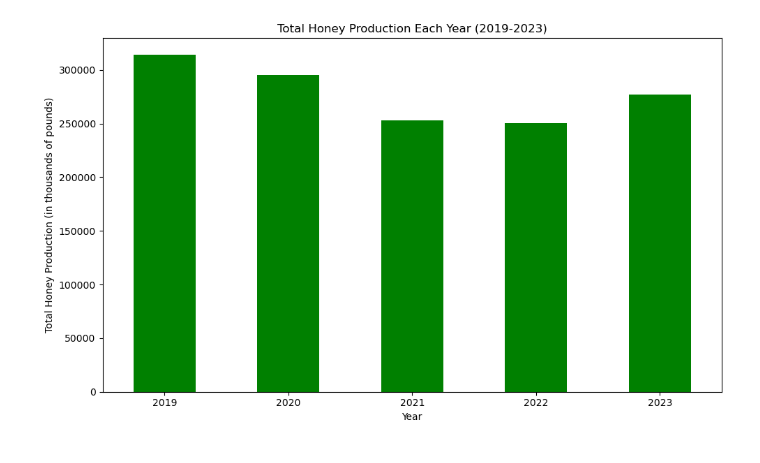
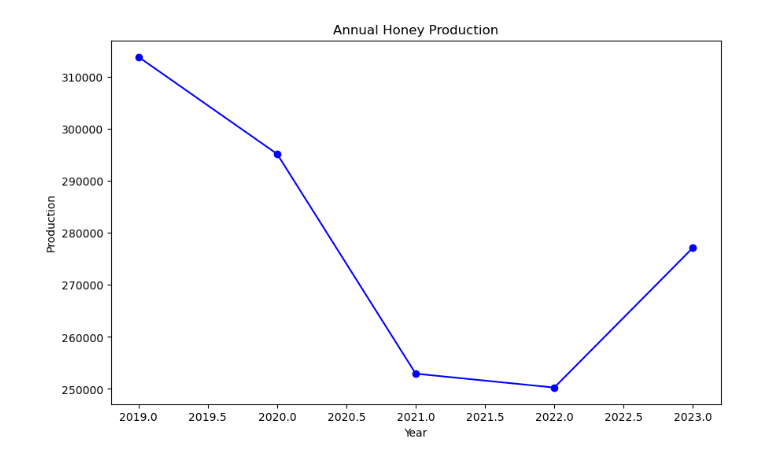
Before and after one commit to jele4496/Project, a Jupyter notebook: production.ipynb, the cells around one changed output. Saved outputs shown, nothing was run; the diff lists cells and outputs as text; code cells hidden in the pictures.

```diff
--- a/production.ipynb
+++ b/production.ipynb
@@ -9,11 +10,11 @@ data = pd.read_csv(data_source)
 annual_production = data.groupby('Year')['Production'].sum()
 # %%
-plt.figure(figsize=(10, 6))
-annual_production.plot(kind='bar', color='green')
-plt.xlabel('Year')
-plt.ylabel('Total Honey Production (in thousands of pounds)')
-plt.title('Total Honey Production Each Year (2019-2023)')
-plt.xticks(rotation=0)
-plt.tight_layout()
+#generate line chart
+plt.figure(figsize = (10, 6))
+plt.plot(annual_production.index, annual_production.values, marker = 'o', color = 'blue') #marker used to make a dot on the line chart
+plt.title('Annual Honey Production') #title
+plt.xlabel('Year') #xlabel
+plt.ylabel('Production')#ylabel
+plt.show() #print chart
 # %% [output]
-[figure, old version]
+[figure, new version]
```
Also changed, not shown: parts of 1 cell of this notebook, 2 other files.
